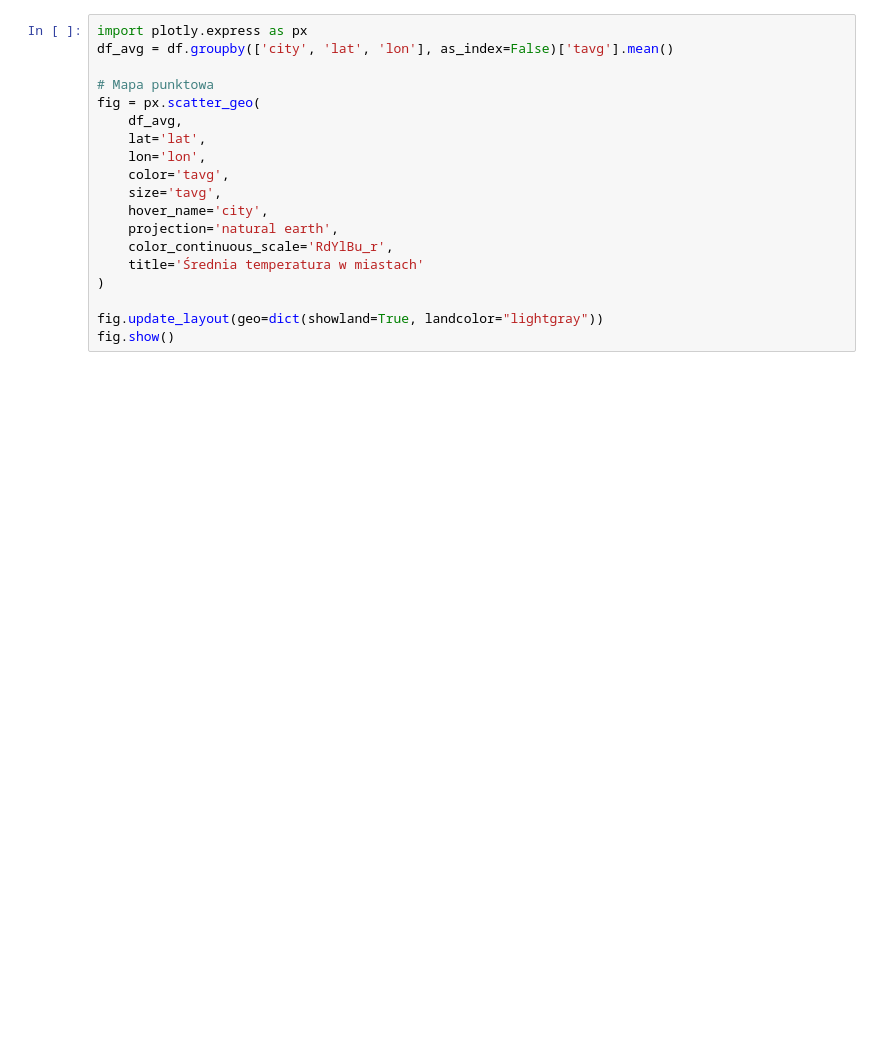
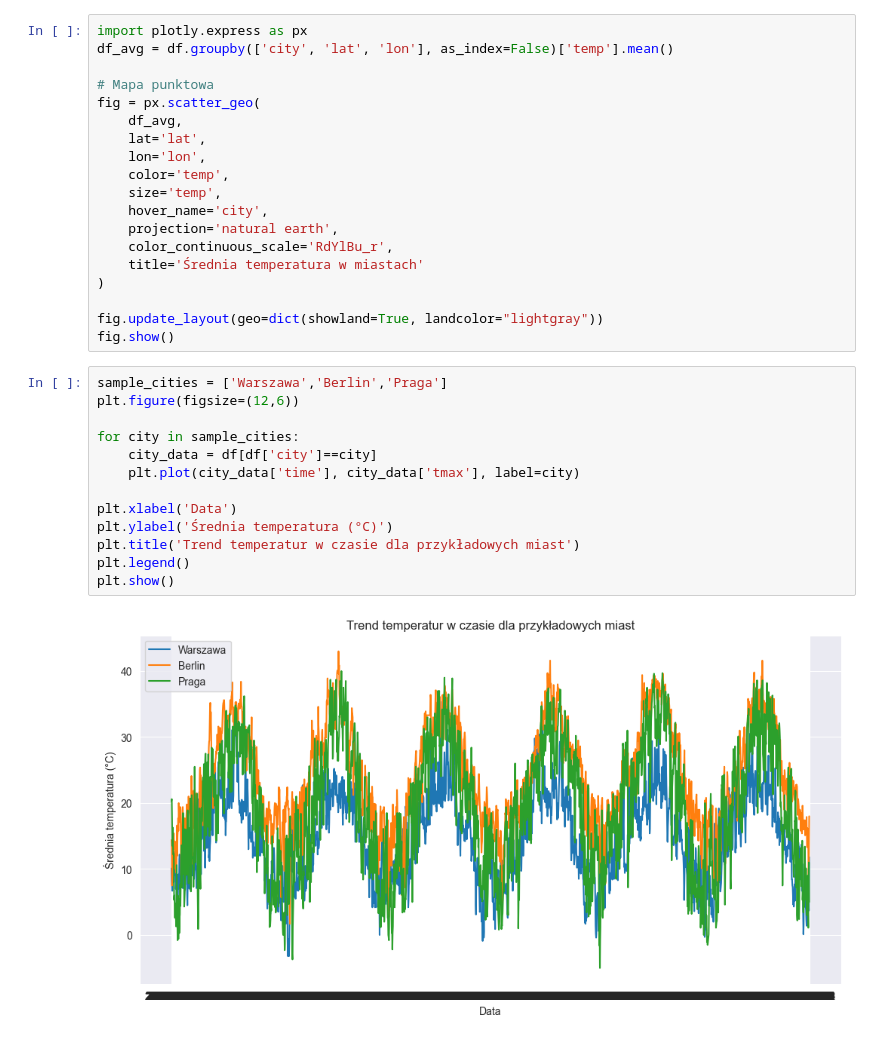
Before and after one commit to GdulskiJ/suml, a Jupyter notebook: features.ipynb, the cells around one changed output. Drawn from its saved outputs; the diff is of its cells as text; blank space fills up the shorter version.

```diff
--- a/features.ipynb
+++ b/features.ipynb
@@ -185,14 +243,14 @@ Name: count, dtype: int64
 # %%
 import plotly.express as px
-df_avg = df.groupby(['city', 'lat', 'lon'], as_index=False)['tavg'].mean()
+df_avg = df.groupby(['city', 'lat', 'lon'], as_index=False)['temp'].mean()
 
 # Mapa punktowa
 fig = px.scatter_geo(
     df_avg,
     lat='lat',
     lon='lon',
-    color='tavg',
-    size='tavg',
+    color='temp',
+    size='temp',
     hover_name='city',
     projection='natural earth',
     color_continuous_scale='RdYlBu_r',
@@ -201,3 +259,18 @@ fig = px.scatter_geo(
 
 fig.update_layout(geo=dict(showland=True, landcolor="lightgray"))
 fig.show()
+# %%
+sample_cities = ['Warszawa','Berlin','Praga']
+plt.figure(figsize=(12,6))
+
+for city in sample_cities:
+    city_data = df[df['city']==city]
+    plt.plot(city_data['time'], city_data['tmax'], label=city)
+
+plt.xlabel('Data')
+plt.ylabel('Średnia temperatura (°C)')
+plt.title('Trend temperatur w czasie dla przykładowych miast')
+plt.legend()
+plt.show()
+# %% [output]
+[figure, added]
```
Also changed, not shown: parts of 7 cells of this notebook, 16 other files.
